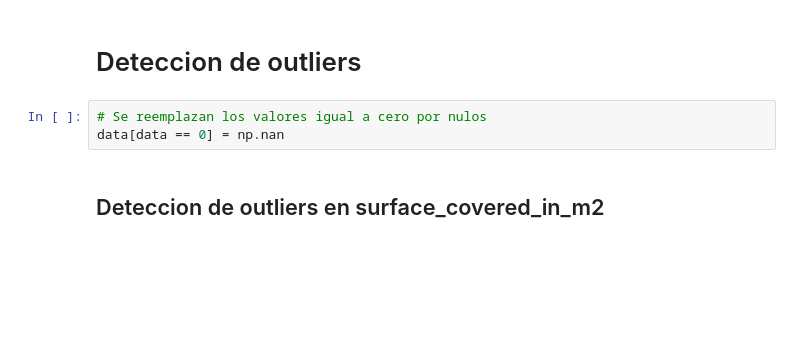
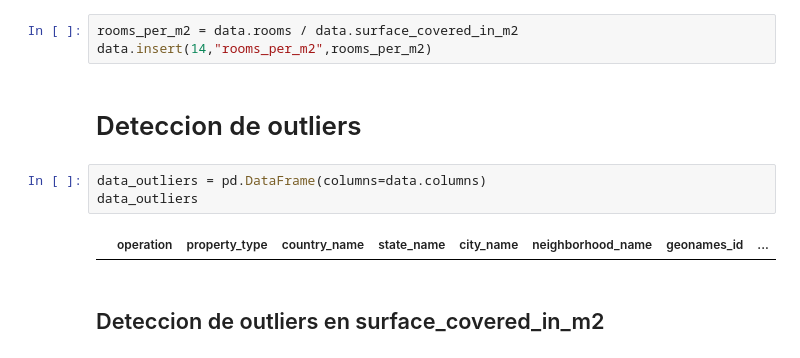
Before and after one commit to BenkosT/TP_Limpieza, a Jupyter notebook: Notebooks/Limpieza.ipynb, the cells around one changed output. Cells and saved outputs as stored; diff of their text form; blank space fills up the shorter version.

```diff
--- a/Notebooks/Limpieza.ipynb
+++ b/Notebooks/Limpieza.ipynb
@@ -1109,8 +1090,13 @@ dtype: int64
+# %%
+rooms_per_m2 = data.rooms / data.surface_covered_in_m2
+data.insert(14,"rooms_per_m2",rooms_per_m2)
 # %% [markdown]
 # Deteccion de outliers
-# %%
-# Se reemplazan los valores igual a cero por nulos
-data[data == 0] = np.nan
+# %%
+data_outliers = pd.DataFrame(columns=data.columns)
+data_outliers
+# %% [output]
+|  | operation | property_type | country_name | state_name | city_name | neighborhood_name | geonames_id | ... |
 # %% [markdown]
 ## Deteccion de outliers en surface_covered_in_m2
 # %%
```
Also changed, not shown: parts of 106 cells of this notebook.
